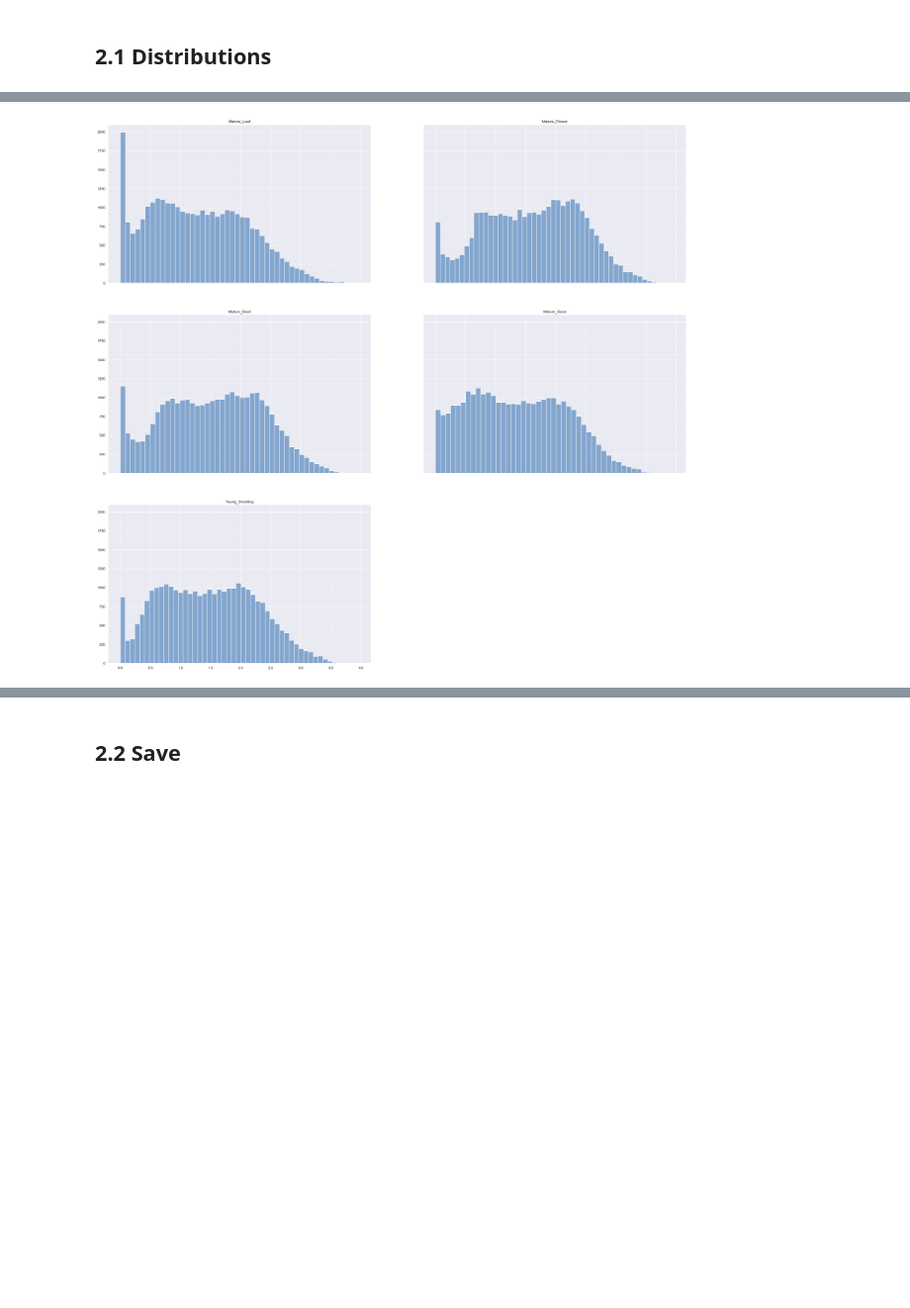
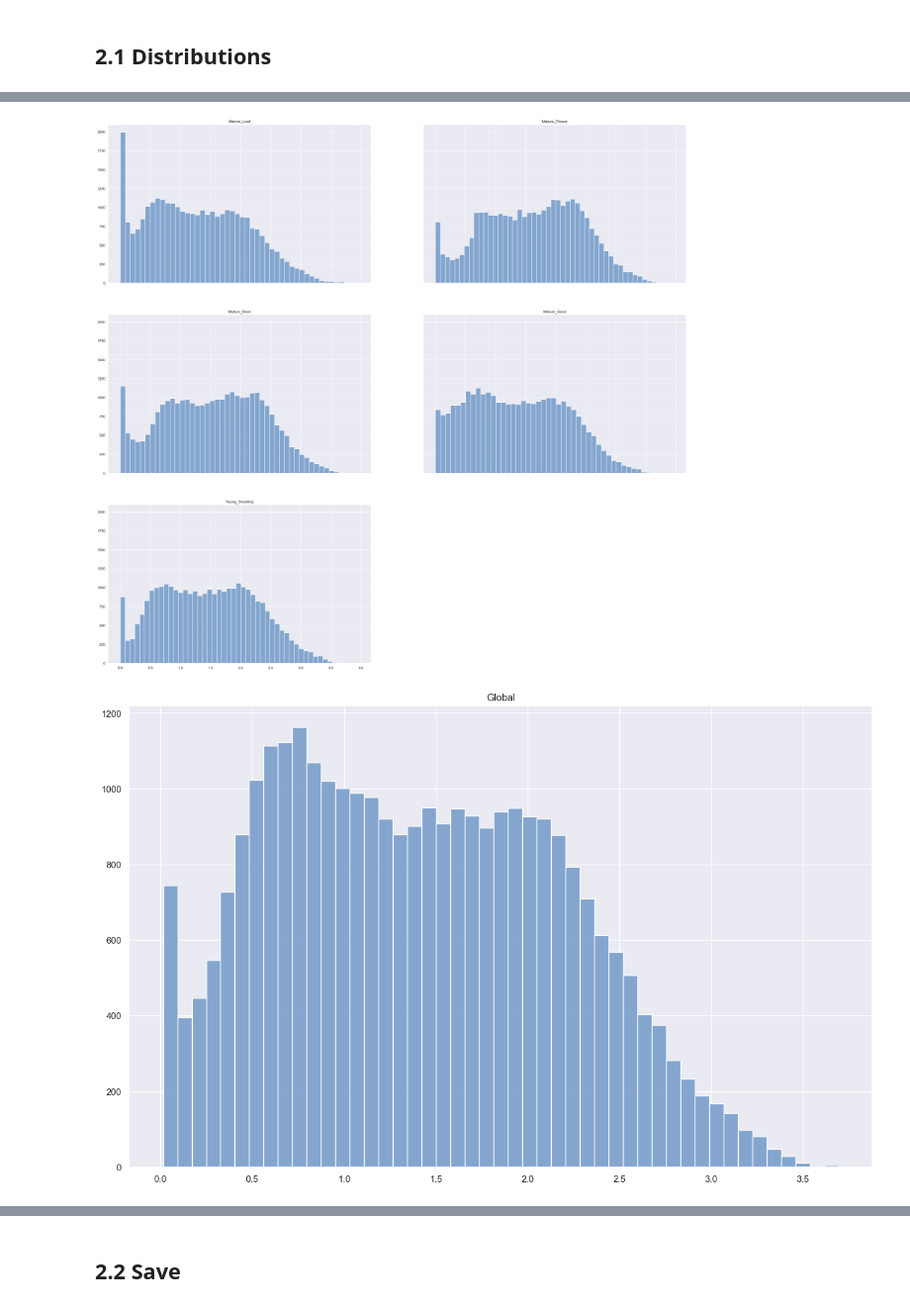
Before and after one commit to up4472/upolanc-thesis, a Jupyter notebook: notebook/nbp05-target.ipynb, the cells around one changed output, grey strips where cells are left out. Shown at 99% size. Cells and saved outputs as stored; diff of their text form; code cells hidden in the pictures; blank space fills up the shorter version.

```diff
--- a/notebook/nbp05-target.ipynb
+++ b/notebook/nbp05-target.ipynb
@@ -112,6 +112,19 @@ values, order = data_target.extract_tpm_multi(
 		('mean', lambda x : numpy.mean(x, axis = 0))
 	]
 )
+# %%
+# Extend to include global mean per transcript
+
+if TARGET_LAYER is None :
+	matrix = anndata.X
+else :
+	matrix = anndata.layers[TARGET_LAYER]
+
+for index, transcript in enumerate(anndata.var.index) :
+	values[transcript]['global-mean'] = [matrix[:, index].mean()]
+	values[transcript]['global-max']  = [matrix[:, index].max()]
+
+order['global'] = ['global']
 # %%
 # Define what values to filter out (none means keep all)
 
@@ -156,29 +171,24 @@ perturbation-mean : [ 7] 1.921 1.574 2.043 1.631 1.409 1.394 1.573
 # %%
 # Compute the regression distribution and display per tissue
 
 distribution = data_target.distribution_group(
 	data   = values,
 	order  = order,
 	select = 'mean',
 	genes  = anndata.var.index.to_list()
 )
 
-data_target.distribution_histplot(
-	data     = distribution,
-	groupby  = 'tissue',
-	discrete = False,
-	filename = os.path.join(OUT_PLOT, 'distribution-tissue-mean')
-)
-
-data_target.distribution_histplot(
-	data     = distribution,
-	groupby  = 'group',
-	discrete = False,
-	filename = os.path.join(OUT_PLOT, 'distribution-group-mean')
-)
+for group in ['tissue', 'group', 'global'] :
+	data_target.distribution_histplot(
+		data     = distribution,
+		groupby  = group,
+		discrete = False,
+		filename = os.path.join(OUT_PLOT, 'distribution-{}-mean'.format(group))
+	)
 # %% [output]
 [figure]
 [figure]
+[figure, added]
 # %%
 # Compute the regression distribution and display per tissue
 
```
Also changed, not shown: parts of 7 cells of this notebook, 15 other files.
